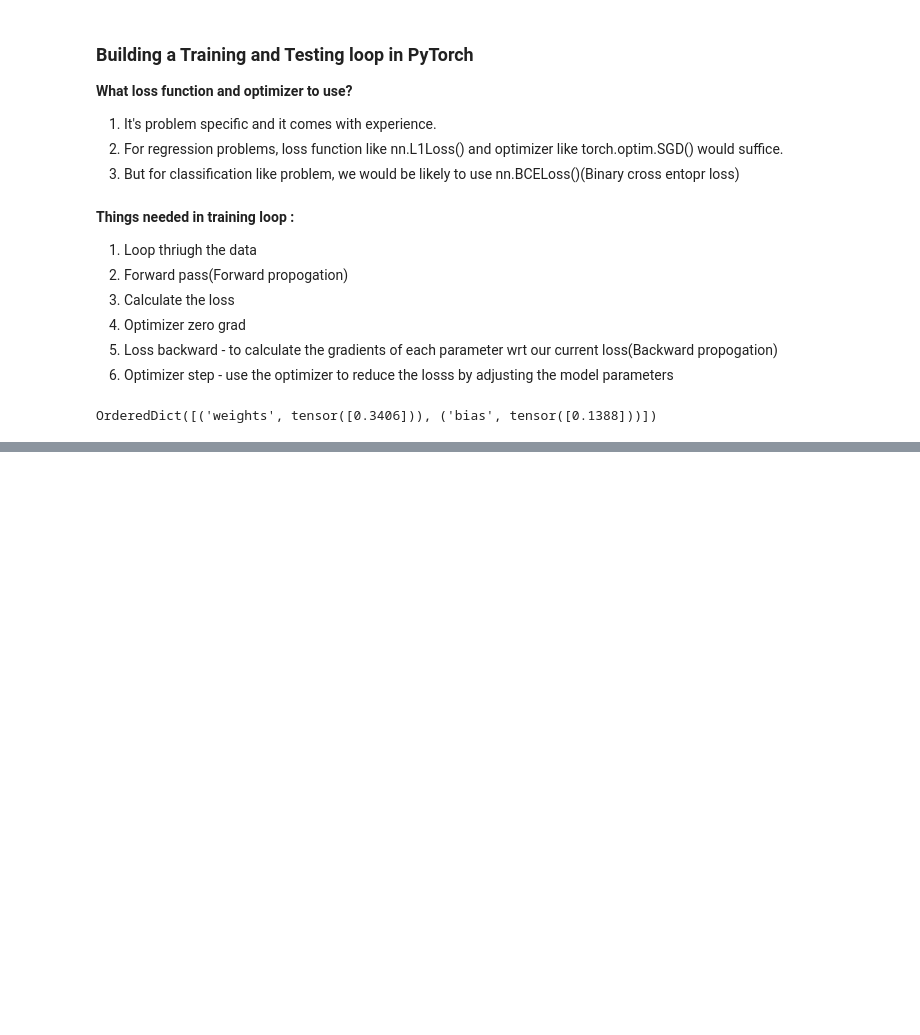
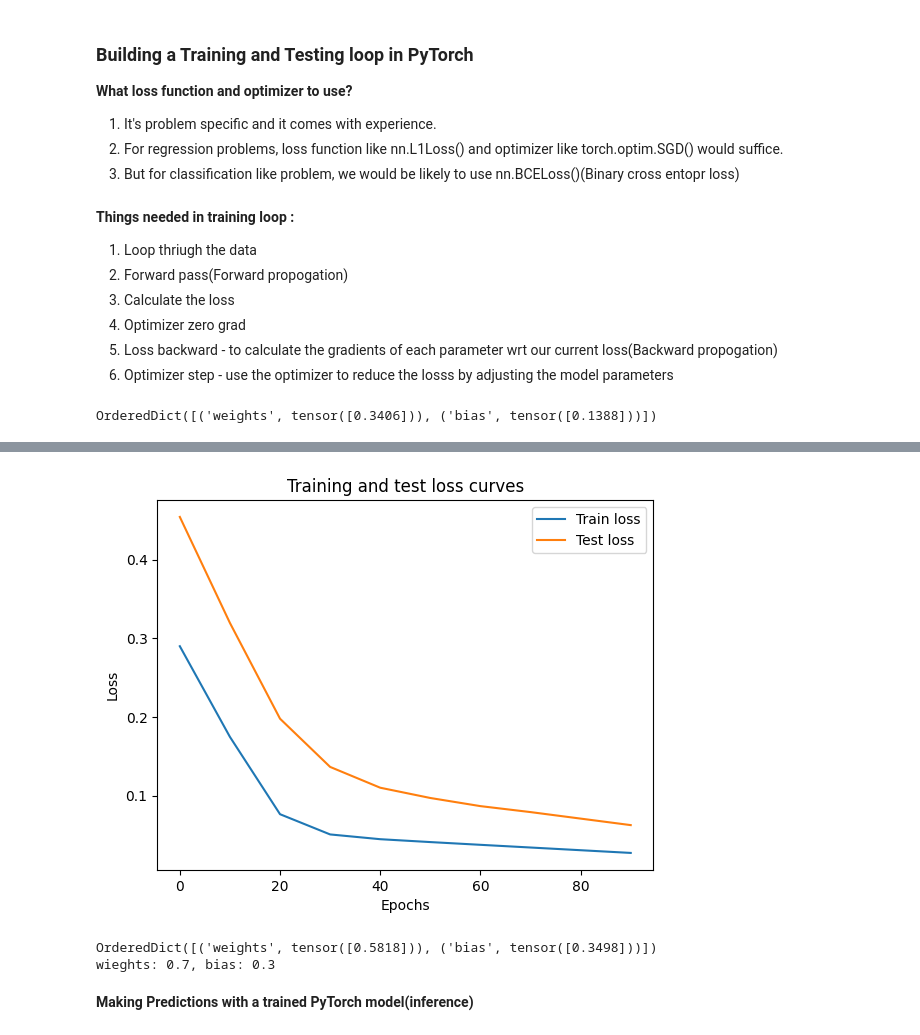
Before and after one commit to amann-03/PyTorch_Implementations, a Jupyter notebook: Pytorch_WorkFlow.ipynb, the cells around one changed output, grey strips where cells are left out. Saved outputs shown, nothing was run; the diff lists cells and outputs as text; code cells hidden in the pictures; blank space fills up the shorter version.

```diff
--- a/Pytorch_WorkFlow.ipynb
+++ b/Pytorch_WorkFlow.ipynb
@@ -262,0 +359,20 @@ OrderedDict([('weights', tensor([0.3406])), ('bias', tensor([0.1388]))])
+# %%
+# Plot the loss curves
+plt.plot(epoch_count, train_loss_values, label="Train loss")
+plt.plot(epoch_count, test_loss_values, label="Test loss")
+plt.title("Training and test loss curves")
+plt.ylabel("Loss")
+plt.xlabel("Epochs")
+plt.legend();
+# %% [output]
+[figure, added]
+# %%
+# getting the model's learned parameters
+
+print(model_0.state_dict())
+print(f"wieghts: {weight}, bias: {bias}")
+# %% [output]
+OrderedDict([('weights', tensor([0.5818])), ('bias', tensor([0.3498]))])
+wieghts: 0.7, bias: 0.3
+# %% [markdown]
+**Making Predictions with a trained PyTorch model(inference)**
```
Also changed, not shown: parts of 16 cells of this notebook.
